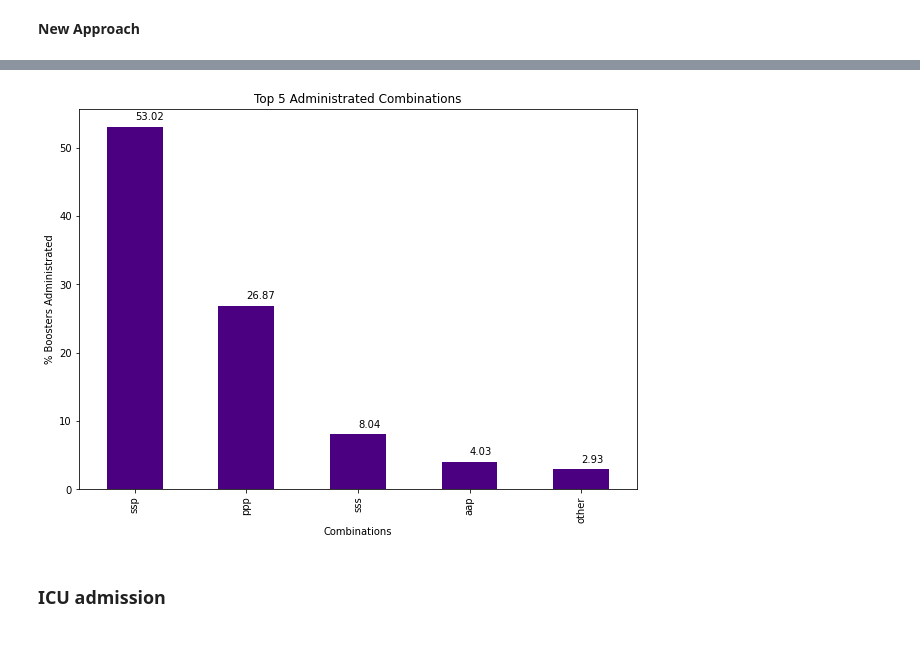
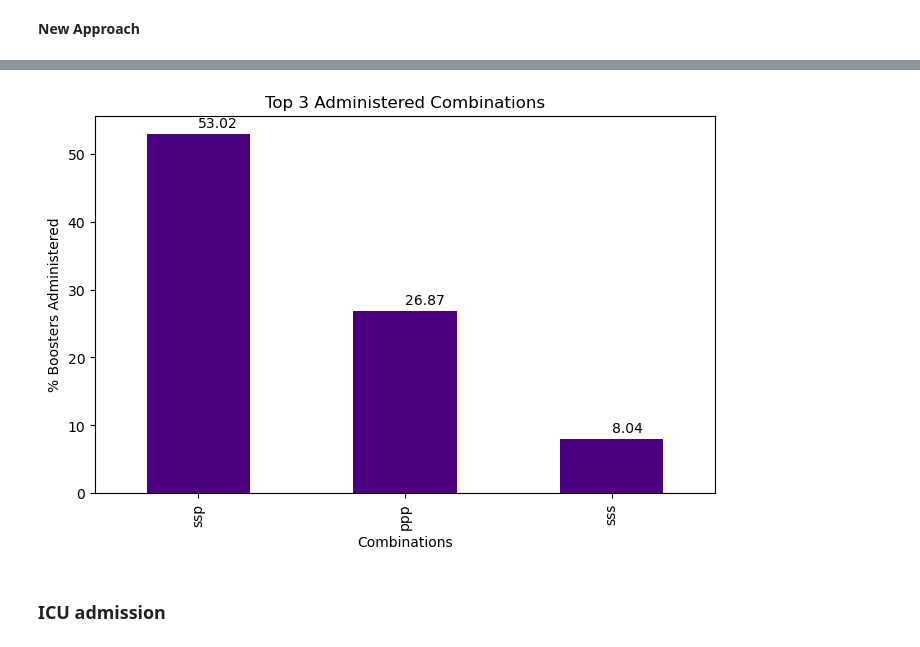
Before and after one commit to Karmen-Tee/covid19-public, a Jupyter notebook: Descriptive Analysis.ipynb, the cells around one changed output, grey strips where cells are left out. Drawn from its saved outputs; the diff is of its cells as text; code cells hidden in the pictures.

Commit message:
Updated on booster combination

```diff
--- a/Descriptive Analysis.ipynb
+++ b/Descriptive Analysis.ipynb
@@ -807,7 +807,7 @@ plt.show()
 # %% [markdown]
 **New Approach**
 # %%
-# Top 5 most administration combinations.
-top_combo = perc_combo.nlargest(5)
+# Top 3 most administered combinations.
+top_combo = perc_combo.nlargest(3)
 top_combo
 # %% [output]
@@ -819,22 +817,22 @@ other     2.925909
 dtype: float64
 # %%
 # Plot a bar chart to visualize
-plt.figure(figsize =(10, 7))
+plt.figure(figsize =(8, 5), dpi = 100)
 top_combo.plot.bar(color = "indigo")
 
 # Add x-axis, y-axis, and title
 plt.xlabel('Combinations')
-plt.ylabel('% Boosters Administrated')
-plt.title('Top 5 Administrated Combinations')
+plt.ylabel('% Boosters Administered')
+plt.title('Top 3 Administered Combinations')
 
 # Add value labels to each bar
 for index, value in enumerate(top_combo):
     plt.text(index, value+1, str(round(value, 2)))
 
 
 plt.show()
 # %% [output]
-[figure, old version]
+[figure, new version]
 # %% [markdown]
 ### ICU admission
 # %%
```
Also changed, not shown: parts of 10 cells of this notebook.
